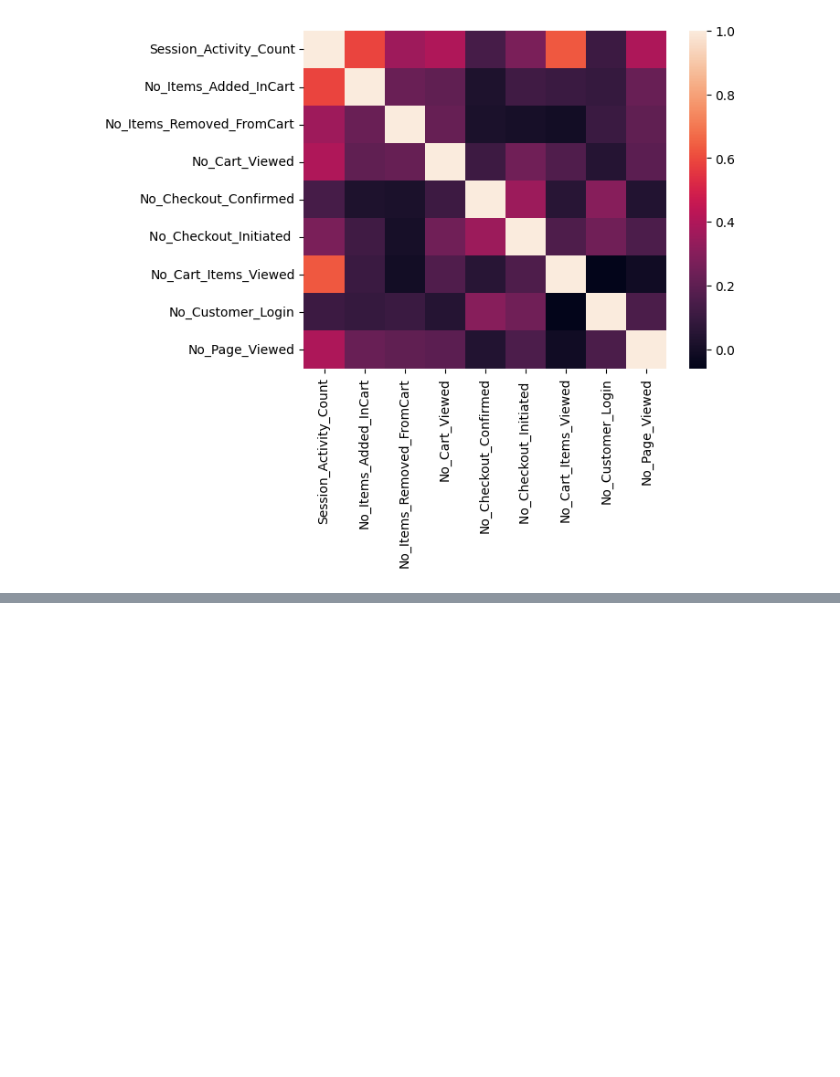
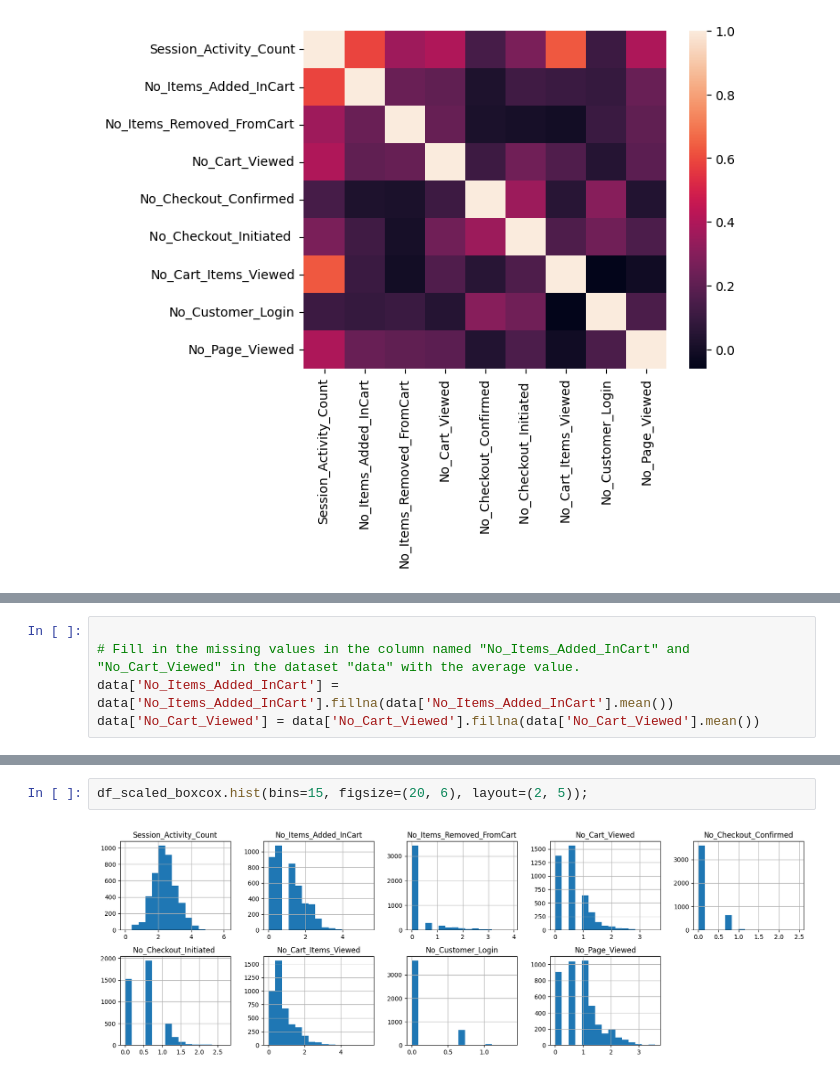
Before and after one commit to ridovci/Customer-Abandonment-Analysis, a Jupyter notebook: main.ipynb, the cells around one changed output, grey strips where cells are left out. Cells and saved outputs as stored; diff of their text form; blank space fills up the shorter version.

```diff
--- a/main.ipynb
+++ b/main.ipynb
@@ -122,0 +148,5 @@ sns.heatmap(corrs)
+# %%
+
+# Fill in the missing values in the column named "No_Items_Added_InCart" and "No_Cart_Viewed" in the dataset "data" with the average value.
+data['No_Items_Added_InCart'] = data['No_Items_Added_InCart'].fillna(data['No_Items_Added_InCart'].mean())
+data['No_Cart_Viewed'] = data['No_Cart_Viewed'].fillna(data['No_Cart_Viewed'].mean())
@@ -122,0 +261,4 @@ sns.heatmap(corrs)
+# %%
+df_scaled_boxcox.hist(bins=15, figsize=(20, 6), layout=(2, 5));
+# %% [output]
+[figure, added]
```
Also changed, not shown: parts of 19 cells of this notebook.
